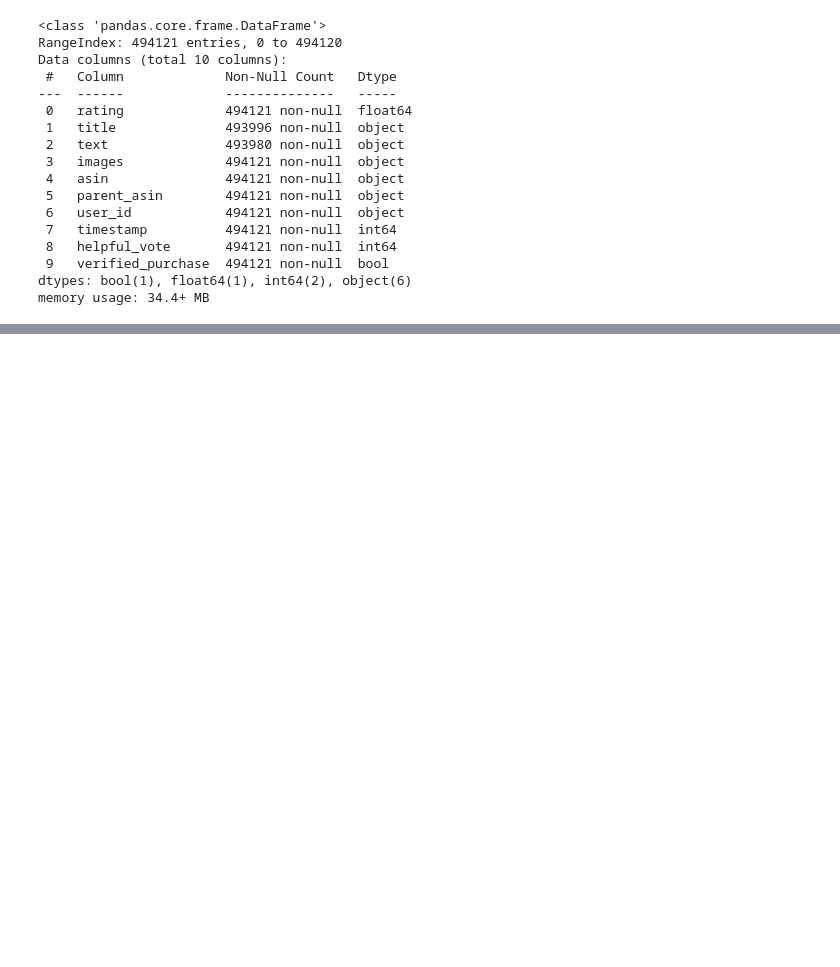
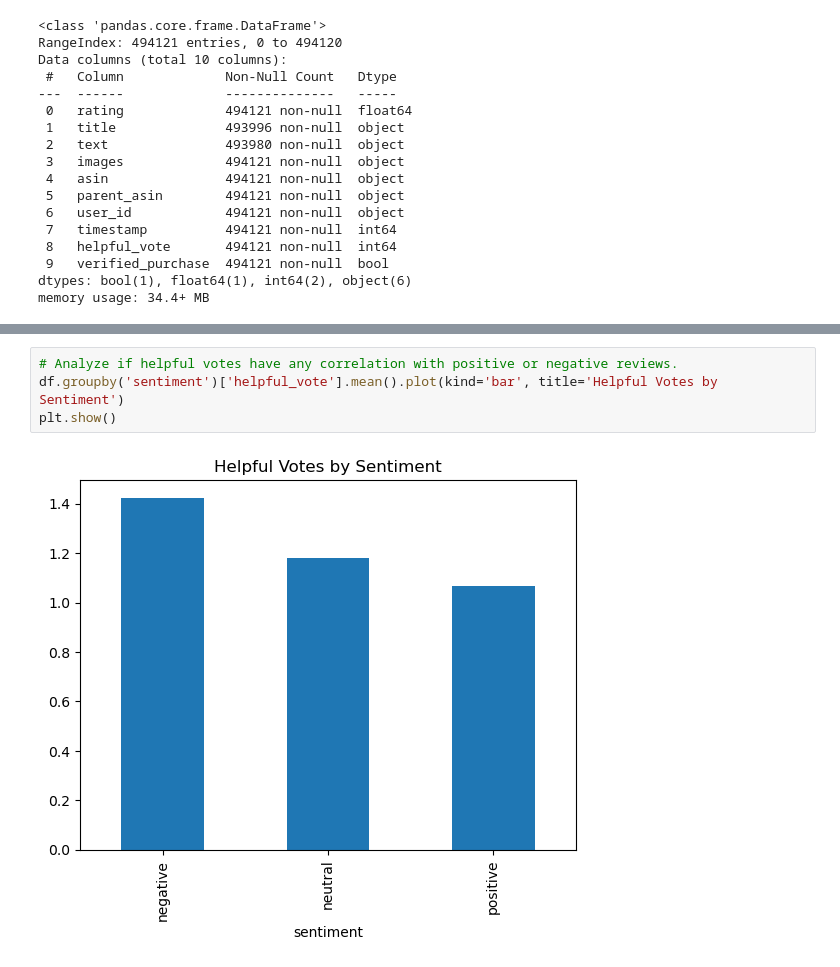
Before and after one commit to afscomercial/nlp, a Jupyter notebook: assigment1.ipynb, the cells around one changed output, grey strips where cells are left out. Drawn from its saved outputs; the diff is of its cells as text; blank space fills up the shorter version.

```diff
--- a/assigment1.ipynb
+++ b/assigment1.ipynb
@@ -66,0 +215,6 @@ memory usage: 34.4+ MB
+# %%
+# Analyze if helpful votes have any correlation with positive or negative reviews.
+df.groupby('sentiment')['helpful_vote'].mean().plot(kind='bar', title='Helpful Votes by Sentiment')
+plt.show()
+# %% [output]
+[figure, added]
```
Also changed, not shown: parts of 23 cells of this notebook.
